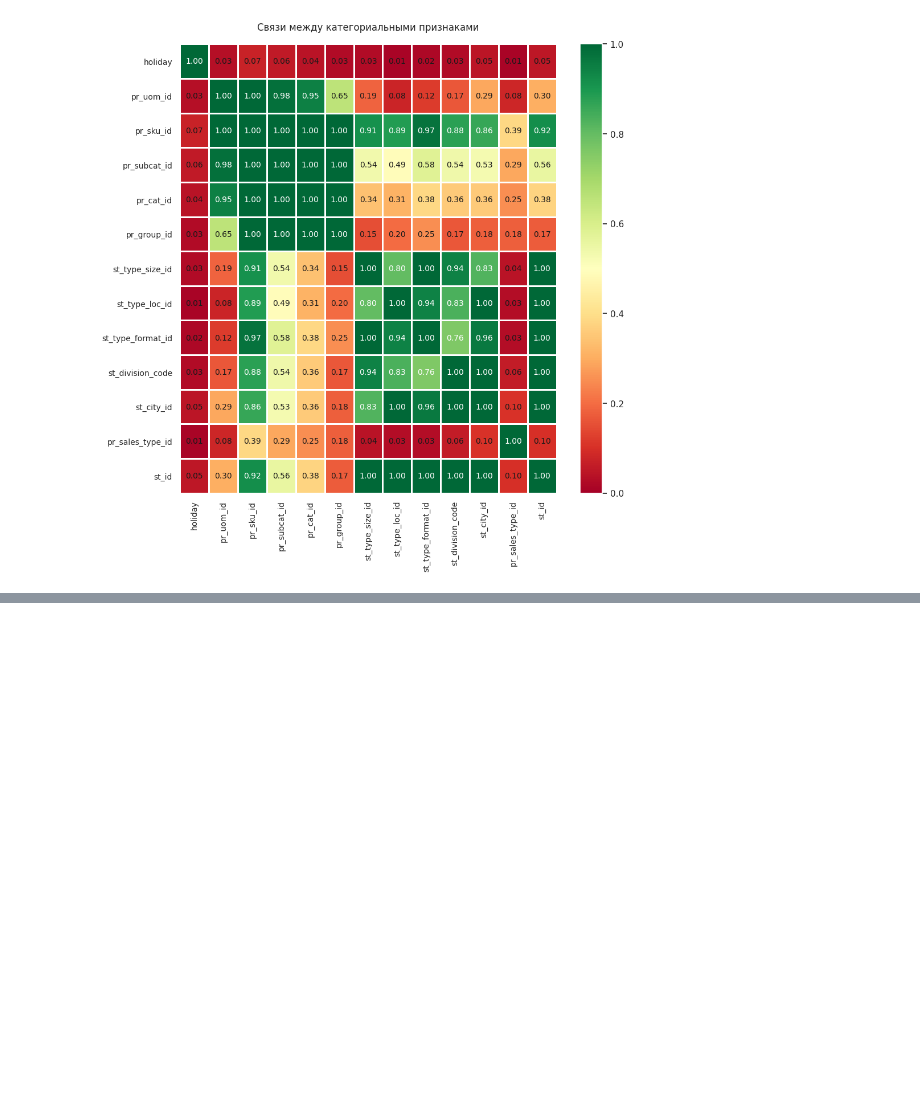
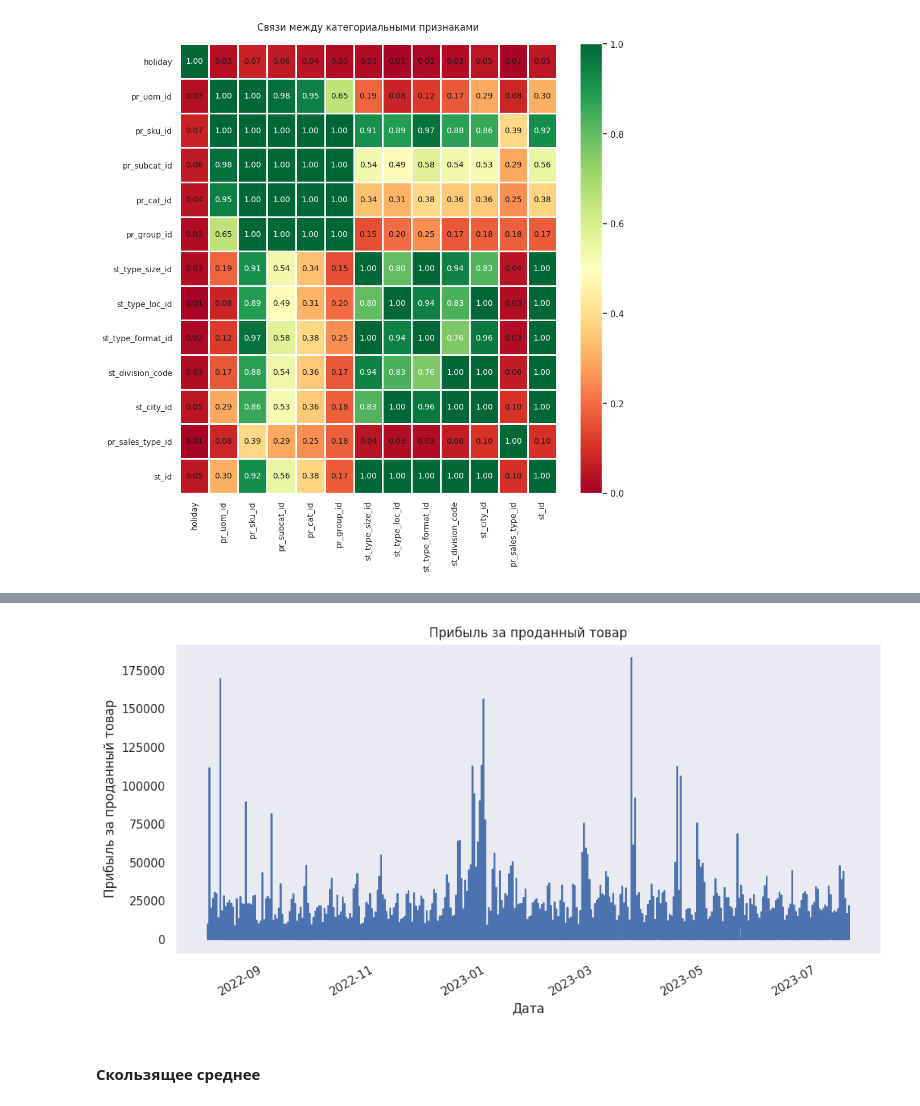
Before and after one commit to denis-42ds/demand_forecast_retailer, a Jupyter notebook: demand_forecast.ipynb, the cells around one changed output, grey strips where cells are left out. Saved outputs shown, nothing was run; the diff lists cells and outputs as text; code cells hidden in the pictures; blank space fills up the shorter version.

```diff
--- a/demand_forecast.ipynb
+++ b/demand_forecast.ipynb
@@ -463,0 +361,10 @@ common_df = common_df.drop(['pr_promo_sales_in_units', 'pr_promo_sales_in_rub'],
+# %%
+total['pr_sales_in_rub'].plot(figsize=(12,6));
+plt.title("Прибыль за проданный товар")
+plt.xlabel("Дата")
+plt.ylabel("Прибыль за проданный товар")
+plt.grid();
+# %% [output]
+[figure, added]
+# %% [markdown]
+#### Скользящее среднее
```
Also changed, not shown: parts of 118 cells of this notebook.
